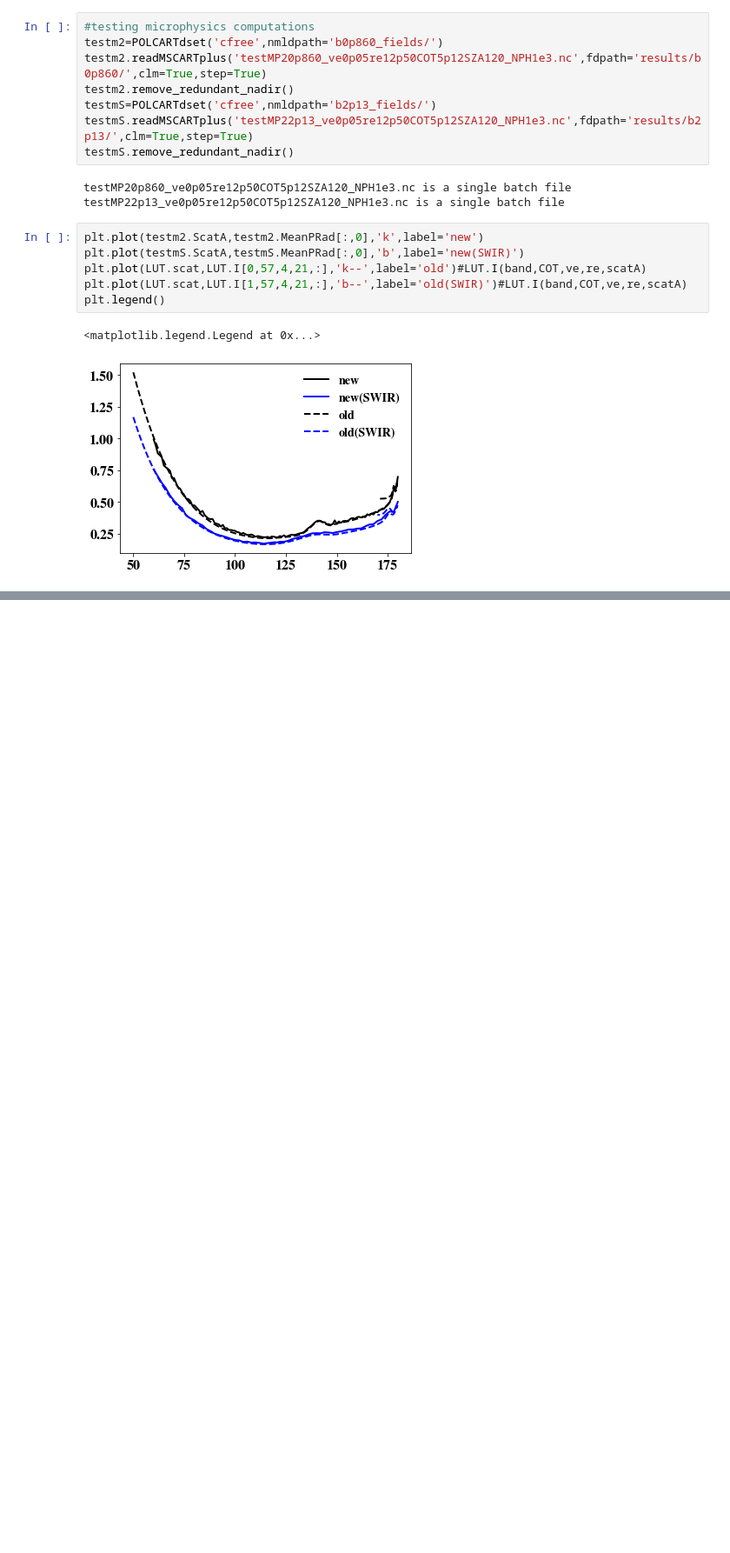
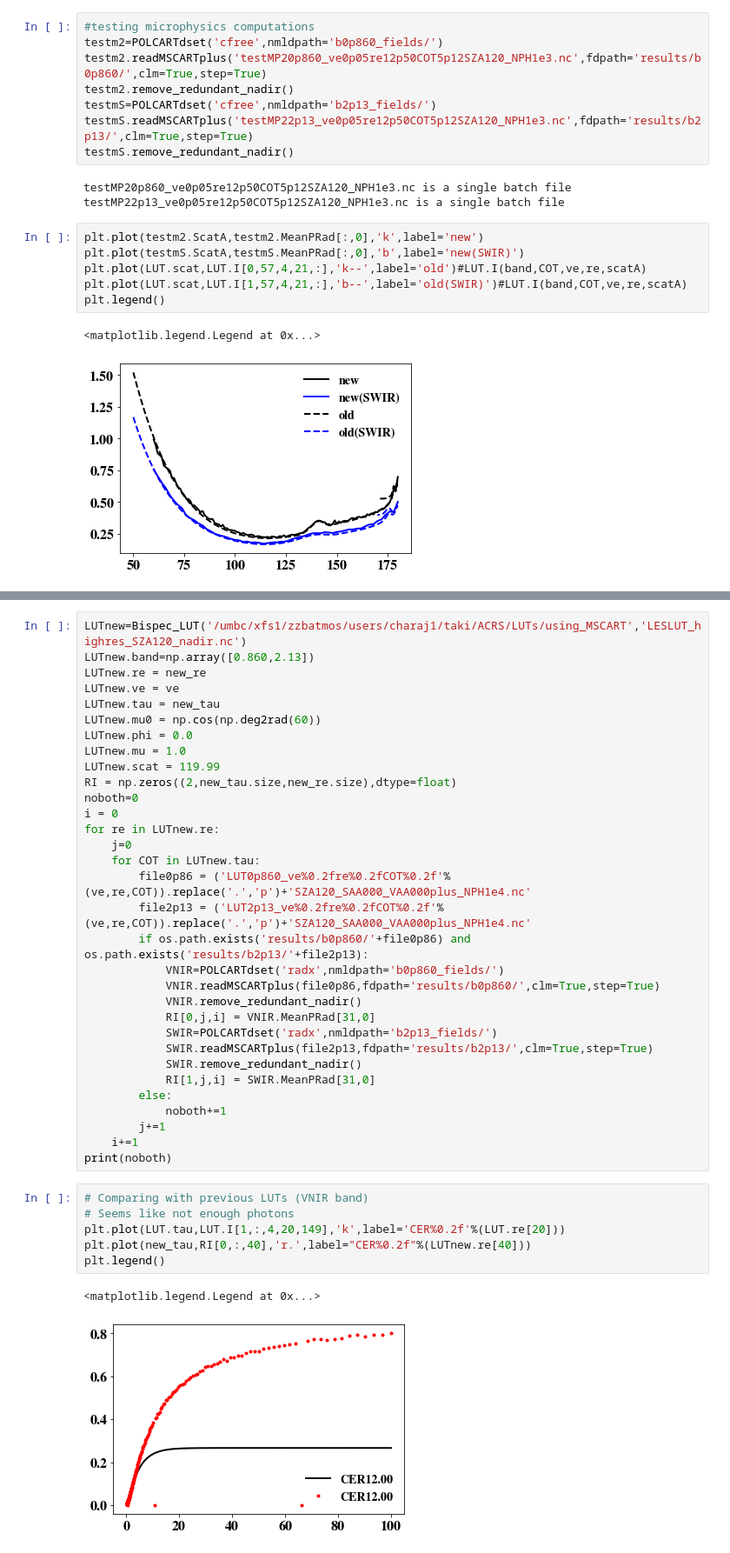
Before and after one commit to cpnHere/ACRS, a Jupyter notebook: LUTs/using_MSCART/LUT_MSCART.ipynb, the cells around one changed output, grey strips where cells are left out. Shown at 87% size. Drawn from its saved outputs; the diff is of its cells as text; blank space fills up the shorter version.

Commit message:
Ran with 1e4 photons. Seems like not eough.

```diff
--- a/LUTs/using_MSCART/LUT_MSCART.ipynb
+++ b/LUTs/using_MSCART/LUT_MSCART.ipynb
@@ -55,0 +117,41 @@ plt.plot(cfree.ScatA,cfree.MeanPRad[:,0])
+# %%
+LUTnew=Bispec_LUT('/umbc/xfs1/zzbatmos/users/charaj1/taki/ACRS/LUTs/using_MSCART','LESLUT_highres_SZA120_nadir.nc')
+LUTnew.band=np.array([0.860,2.13])
+LUTnew.re = new_re
+LUTnew.ve = ve
+LUTnew.tau = new_tau
+LUTnew.mu0 = np.cos(np.deg2rad(60))
+LUTnew.phi = 0.0
+LUTnew.mu = 1.0
+LUTnew.scat = 119.99
+RI = np.zeros((2,new_tau.size,new_re.size),dtype=float)
+noboth=0
+i = 0
+for re in LUTnew.re:
+    j=0
+    for COT in LUTnew.tau:
+        file0p86 = ('LUT0p860_ve%0.2fre%0.2fCOT%0.2f'%(ve,re,COT)).replace('.','p')+'SZA120_SAA000_VAA000plus_NPH1e4.nc'
+        file2p13 = ('LUT2p13_ve%0.2fre%0.2fCOT%0.2f'%(ve,re,COT)).replace('.','p')+'SZA120_SAA000_VAA000plus_NPH1e4.nc'
+        if os.path.exists('results/b0p860/'+file0p86) and os.path.exists('results/b2p13/'+file2p13):
+            VNIR=POLCARTdset('radx',nmldpath='b0p860_fields/')
+            VNIR.readMSCARTplus(file0p86,fdpath='results/b0p860/',clm=True,step=True)
+            VNIR.remove_redundant_nadir()
+            RI[0,j,i] = VNIR.MeanPRad[31,0]
+            SWIR=POLCARTdset('radx',nmldpath='b2p13_fields/')
+            SWIR.readMSCARTplus(file2p13,fdpath='results/b2p13/',clm=True,step=True)
+            SWIR.remove_redundant_nadir()
+            RI[1,j,i] = SWIR.MeanPRad[31,0]
+        else:
+            noboth+=1
+        j+=1
+    i+=1
+print(noboth)
+# %%
+# Comparing with previous LUTs (VNIR band)
+# Seems like not enough photons
+plt.plot(LUT.tau,LUT.I[1,:,4,20,149],'k',label='CER%0.2f'%(LUT.re[20]))
+plt.plot(new_tau,RI[0,:,40],'r.',label="CER%0.2f"%(LUTnew.re[40]))
+plt.legend()
+# %% [output]
+<matplotlib.legend.Legend at 0x...>
+[figure, added]
```
Also changed, not shown: parts of 13 cells of this notebook, 2 other files.
